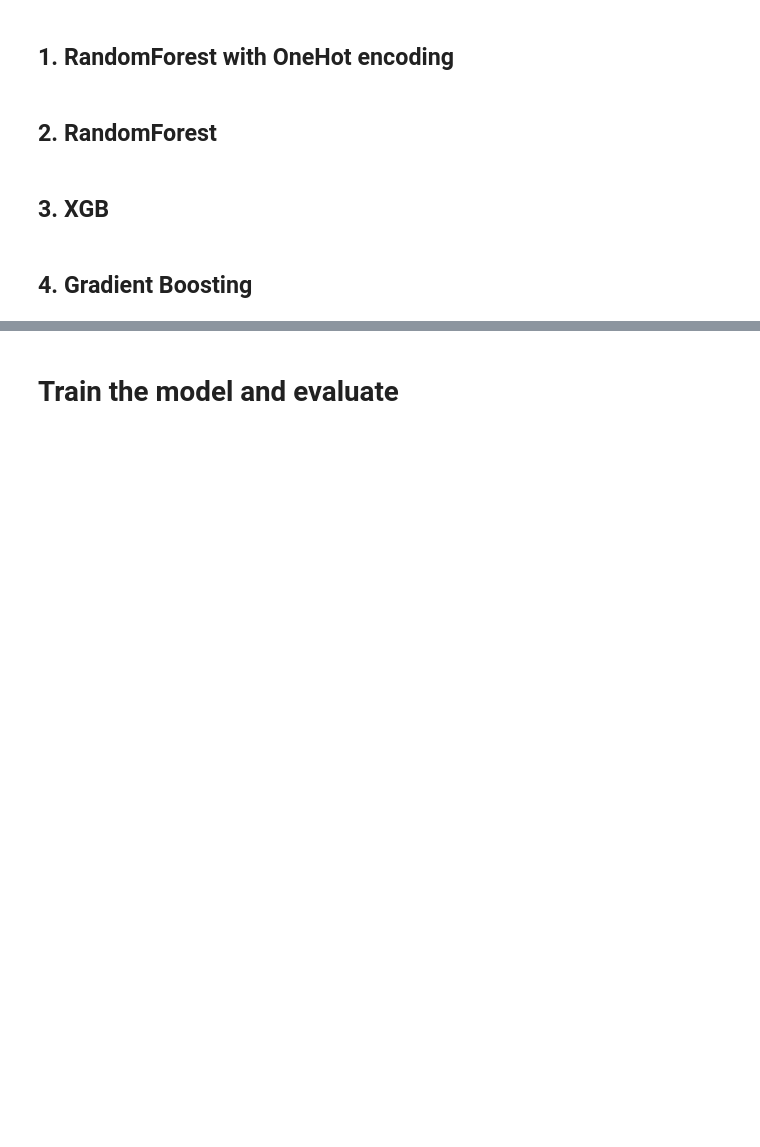
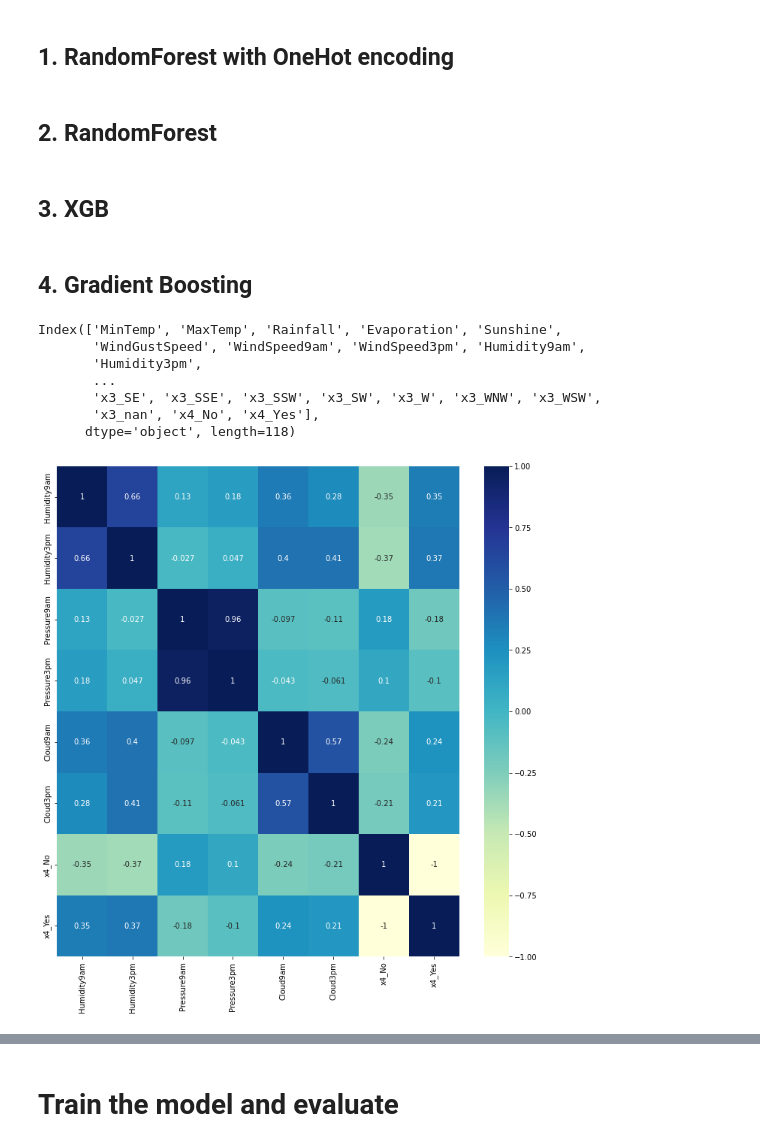
Before and after one commit to OmarAlaaeldein/Weather-Prediction, a Jupyter notebook: weather_prediction.ipynb, the cells around one changed output, grey strips where cells are left out. Saved outputs shown, nothing was run; the diff lists cells and outputs as text; code cells hidden in the pictures; blank space fills up the shorter version.

```diff
--- a/weather_prediction.ipynb
+++ b/weather_prediction.ipynb
@@ -182,3 +183,17 @@ def score_dataset_GradientBoosting(X_train, X_valid, y_train, y_valid,n):
     model.fit(X_train, y_train)
     preds = model.predict(X_valid)
     return accuracy_score(y_valid, preds)
+# %%
+print(final_X_train.columns)
+plt.figure(figsize=(12,12))
+dataplot = sns.heatmap(final_X_train[['Humidity9am','Humidity3pm',
+'Pressure9am','Pressure3pm','Cloud9am','Cloud3pm','x4_No','x4_Yes']].corr(), cmap="YlGnBu", annot=True)
+# %% [output]
+Index(['MinTemp', 'MaxTemp', 'Rainfall', 'Evaporation', 'Sunshine',
+       'WindGustSpeed', 'WindSpeed9am', 'WindSpeed3pm', 'Humidity9am',
+       'Humidity3pm',
+       ...
+       'x3_SE', 'x3_SSE', 'x3_SSW', 'x3_SW', 'x3_W', 'x3_WNW', 'x3_WSW',
+       'x3_nan', 'x4_No', 'x4_Yes'],
+      dtype='object', length=118)
+[figure, added]
```
Also changed, not shown: parts of 7 cells of this notebook, 1 other file.
